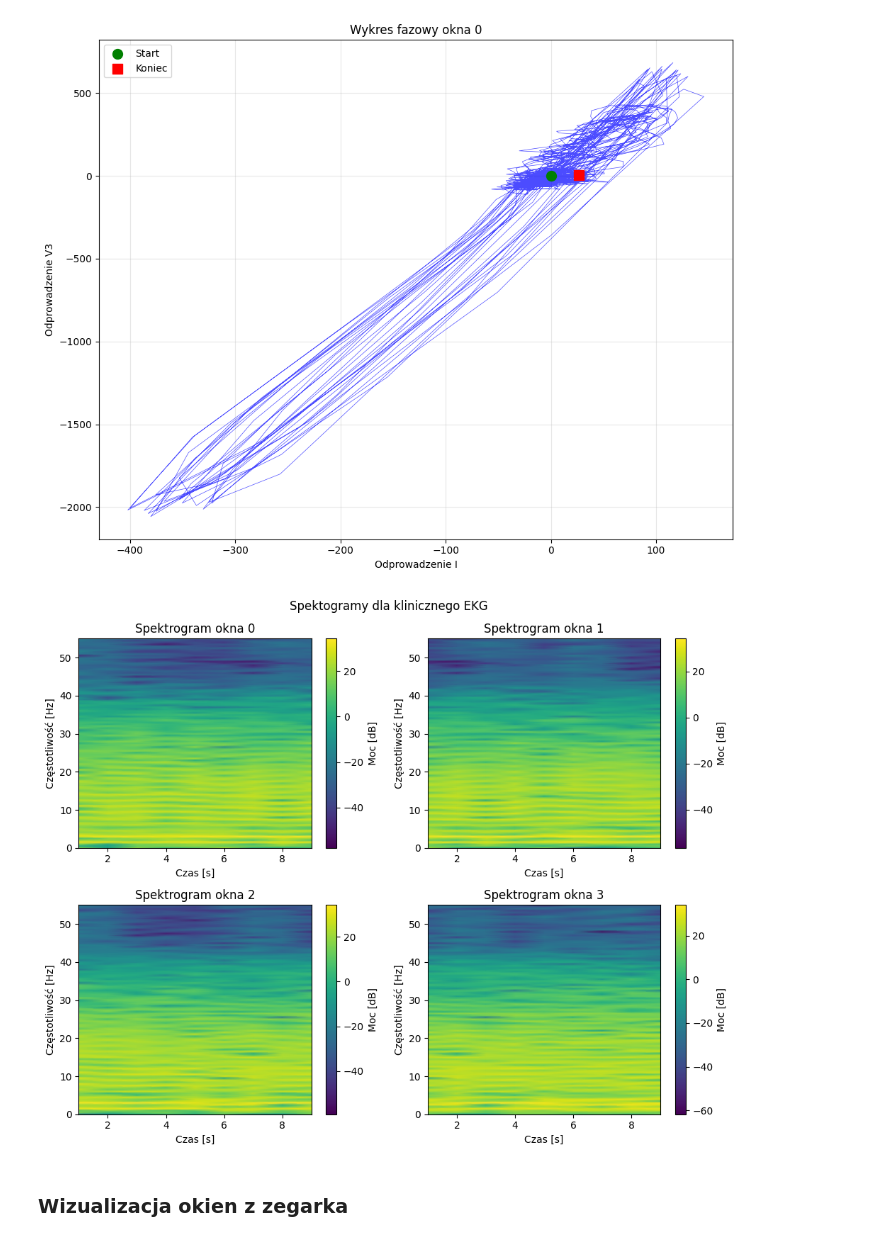
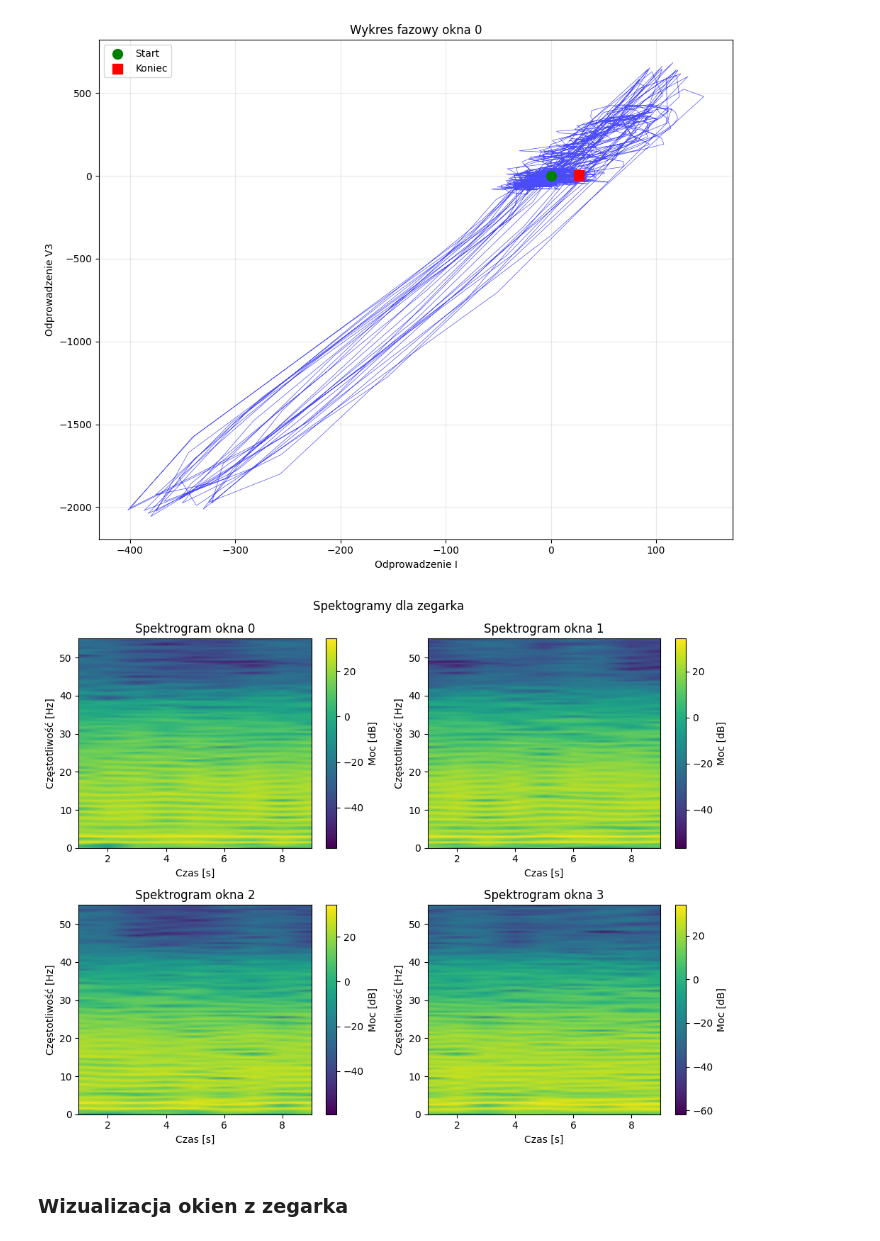
Before and after one commit to MichaelL200/Projekt-EKG, a Jupyter notebook: z4.ipynb, the cells around one changed output. Cells and saved outputs as stored; diff of their text form; code cells hidden in the pictures.

```diff
--- a/z4.ipynb
+++ b/z4.ipynb
@@ -112,38 +112,39 @@ plt.show()
 # %% [output]
 [figure]
 # %%
+ecg = data['ECG_Clean']
+ecg_2d = ecg[:,:,0:1].squeeze() # shape: (112, 1280)
+
 fs = FS
 window_duration = 10
 step = 5
 nperseg = 256
 noverlap = 128
 n_windows = ecg[0].shape[0]
 n_cols = 2
 n_rows = 2
-ecg = data['ECG_Clean']
-ecg_2d = ecg[:,:,0:1].squeeze() # shape: (112, 1280)
 
 fig, axes = plt.subplots(2, 2, figsize=(5*n_cols, 4*n_rows))
 if n_windows == 1:
     axes = np.array([axes])
 axes = axes.flatten()
 
 for i in range(4):
     f, t, Sxx = signal.spectrogram(ecg_2d[i, :], fs=fs, nperseg=nperseg, noverlap=noverlap)
 
     # Wyświetlanie spektrogramu
     im = axes[i].pcolormesh(t, f, 10 * np.log10(Sxx + 1e-10), shading='gouraud', cmap='viridis')
     axes[i].set_ylabel('Częstotliwość [Hz]')
     axes[i].set_xlabel('Czas [s]')
     axes[i].set_title(f'Spektrogram okna {i}')
     axes[i].set_ylim([0, 55])  # Ograniczenie do 50 Hz (typowy zakres dla EKG)
     plt.colorbar(im, ax=axes[i], label='Moc [dB]')
 
-plt.suptitle("Spektogramy dla klinicznego EKG")
+plt.suptitle("Spektogramy dla zegarka")
 plt.tight_layout()
 plt.show()
 # %% [output]
-[figure, old version]
+[figure, new version]
 # %% [markdown]
 ### Wizualizacja okien z zegarka
 # %%
```
Also changed, not shown: parts of 11 cells of this notebook.
